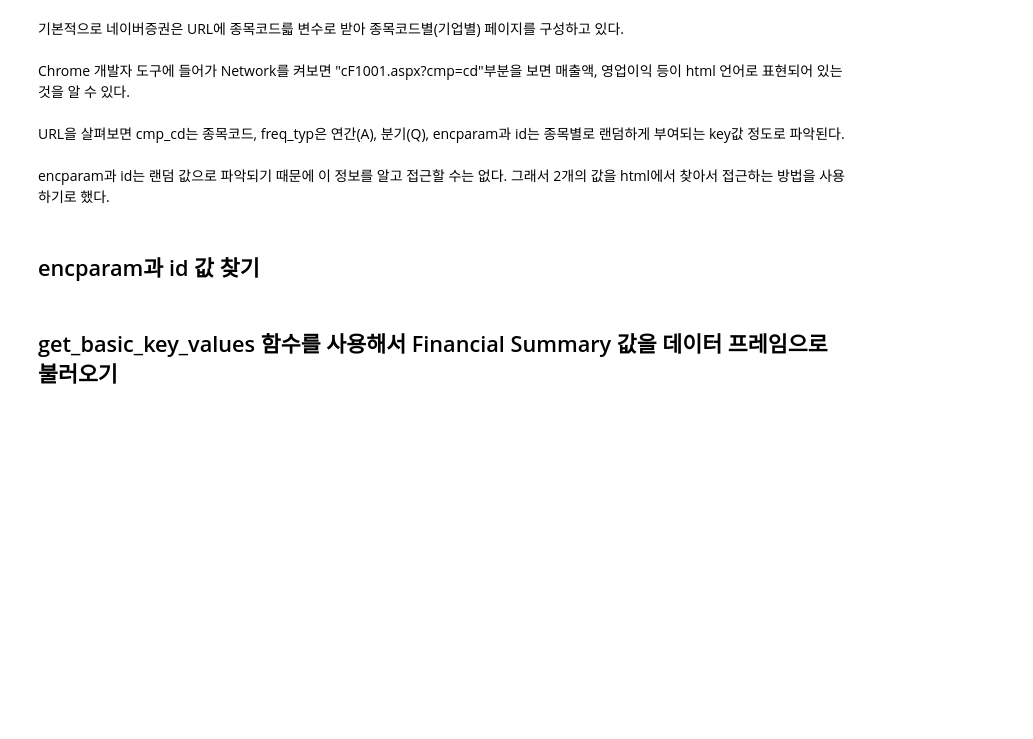
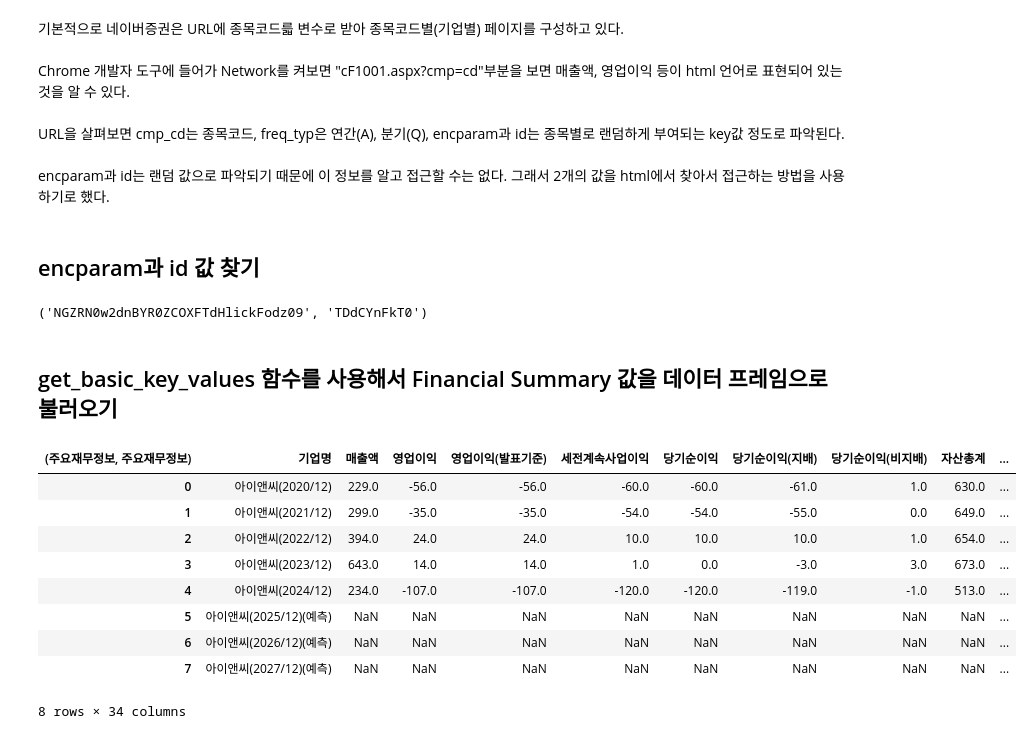
Before and after one commit to susungpark/SW-Capstone-Design, a Jupyter notebook: 웹크롤링.ipynb, the cells around one changed output. Saved outputs shown, nothing was run; the diff lists cells and outputs as text; code cells hidden in the pictures; blank space fills up the shorter version.

```diff
--- a/웹크롤링.ipynb
+++ b/웹크롤링.ipynb
@@ -28,6 +28,8 @@ def get_basic_key_values(code):
 
     return encparam, encid
 
-get_basic_key_values('005930') # 삼성전자
+get_basic_key_values('052860') # 종목코드 입력
+# %% [output]
+('NGZRN0w2dnBYR0ZCOXFTdHlickFodz09', 'TDdCYnFkT0')
 # %% [markdown]
 ## get_basic_key_values 함수를 사용해서 Financial Summary 값을 데이터 프레임으로 불러오기
@@ -47,0 +36,52 @@ get_dataframe('005930') # 삼성전자
+# %%
+def get_dataframe(code):
+
+    encparam, encid = get_basic_key_values(code)
+
+    url = f'http://companyinfo.stock.naver.com/v1/company/ajax/cF1001.aspx?cmp_cd={code}&fin_type=0&freq_type=A&encparam={encparam}&id={encid}'
+    headers = {'Referer': 'HACK'}
+    html = requests.get(url, headers=headers).text
+    dfs = pd.read_html(html)
+    df = dfs[1]
+
+    #ㅡㅡㅡㅡㅡㅡㅡㅡㅡㅡㅡㅡㅡㅡㅡㅡㅡㅡㅡㅡㅡㅡㅡㅡㅡㅡㅡㅡㅡㅡㅡㅡㅡㅡㅡㅡㅡㅡㅡㅡㅡㅡ 데이터프레임 만지는 과정
+    df = df.transpose() # 보기 편하게 데이터프레임의 행과 열을 바꾼다.
+
+    find_url = f'https://finance.naver.com/item/main.naver?code={code}'
+
+    response = requests.get(find_url, headers={'User-Agent': 'Mozilla/5.0'})
+    soup = BeautifulSoup(response.text, 'html.parser')
+
+    # 기업명 가져오기
+    name_tag = soup.find('div', {'class': 'wrap_company'}).find('h2')
+    stock_name = name_tag.text.strip()
+
+
+    df['기업명'] = [stock_name, f'{stock_name}(2020/12)', f'{stock_name}(2021/12)', f'{stock_name}(2022/12)', f'{stock_name}(2023/12)', f'{stock_name}(2024/12)',
+                  f'{stock_name}(2025/12)(예측)', f'{stock_name}(2026/12)(예측)', f'{stock_name}(2027/12)(예측)'] # 기업명 열을 추가한다.
+
+    # '기업명' 열을 첫 번째 열로 이동시킨다.
+    # 열 순서를 직접 지정한다.
+    cols = ['기업명'] + [col for col in df.columns if col != '기업명']
+    df = df[cols]
+
+    # 첫 번째 행을 열 이름으로 설정하고 나머지만 남기기
+    df.columns = df.iloc[0] # 첫 행을 column으로 지정한다.
+    df = df[1:].reset_index(drop=True) # 첫 행을 삭제하고 인덱스를 초기화한다.
+    df = df.rename(columns={df.columns[0]: '기업명'}) # 첫 번째 열 이름을 '기업명'으로 변경
+
+
+    return df
+
+get_dataframe('052860') # 종목 코드 입력
+# %% [output]
+| (주요재무정보, 주요재무정보) | 기업명 | 매출액 | 영업이익 | 영업이익(발표기준) | 세전계속사업이익 | 당기순이익 | 당기순이익(지배) | 당기순이익(비지배) | 자산총계 | ... |
+| 0 | 아이앤씨(2020/12) | 229.0 | -56.0 | -56.0 | -60.0 | -60.0 | -61.0 | 1.0 | 630.0 | ... |
+| 1 | 아이앤씨(2021/12) | 299.0 | -35.0 | -35.0 | -54.0 | -54.0 | -55.0 | 0.0 | 649.0 | ... |
+| 2 | 아이앤씨(2022/12) | 394.0 | 24.0 | 24.0 | 10.0 | 10.0 | 10.0 | 1.0 | 654.0 | ... |
+| 3 | 아이앤씨(2023/12) | 643.0 | 14.0 | 14.0 | 1.0 | 0.0 | -3.0 | 3.0 | 673.0 | ... |
+| 4 | 아이앤씨(2024/12) | 234.0 | -107.0 | -107.0 | -120.0 | -120.0 | -119.0 | -1.0 | 513.0 | ... |
+| 5 | 아이앤씨(2025/12)(예측) | NaN | NaN | NaN | NaN | NaN | NaN | NaN | NaN | ... |
+| 6 | 아이앤씨(2026/12)(예측) | NaN | NaN | NaN | NaN | NaN | NaN | NaN | NaN | ... |
+| 7 | 아이앤씨(2027/12)(예측) | NaN | NaN | NaN | NaN | NaN | NaN | NaN | NaN | ... |
+8 rows × 34 columns
```
Also changed, not shown: parts of 7 cells of this notebook.
